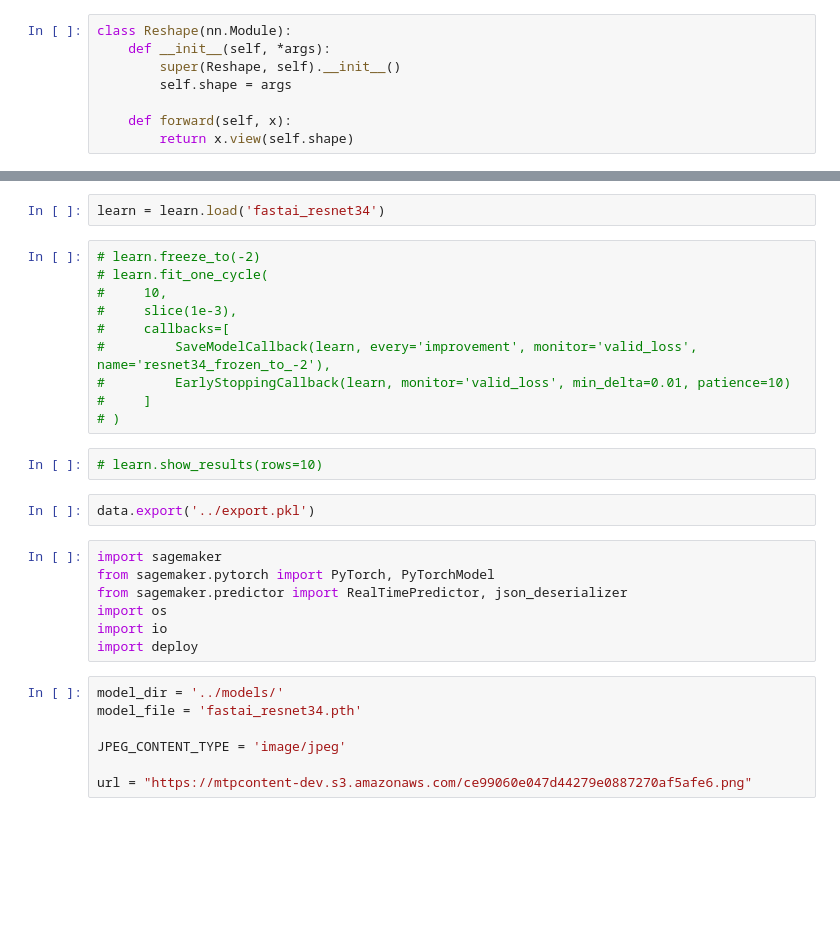
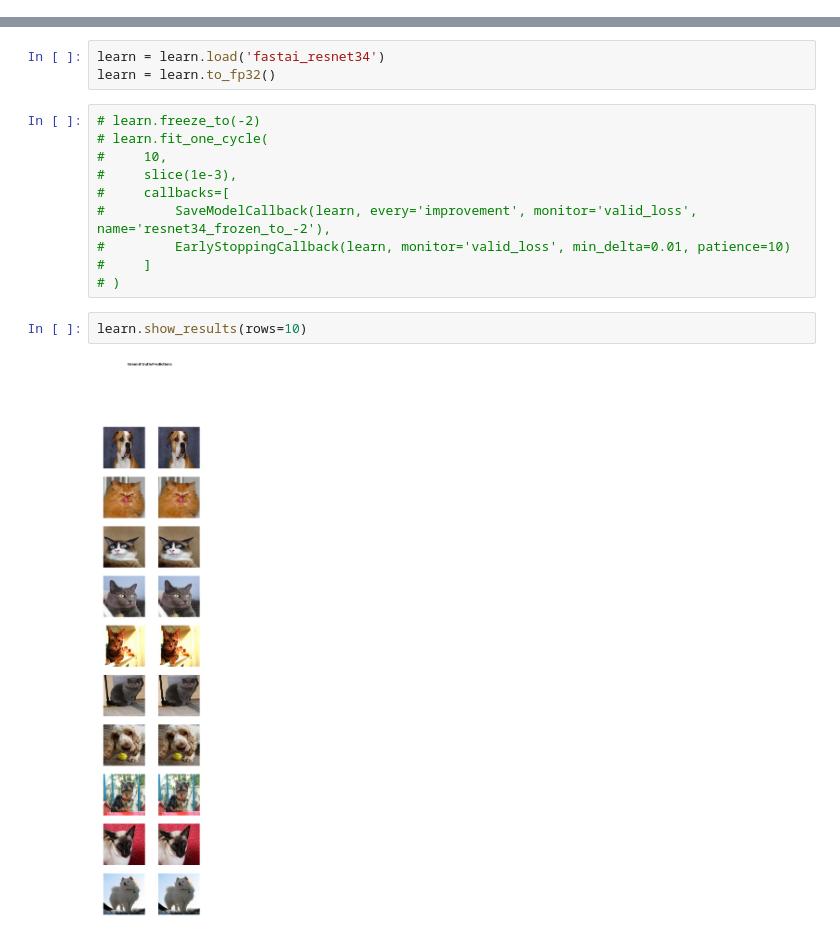
Before and after one commit to HenryDashwood/facial-features-detector, a Jupyter notebook: code/pytorch.ipynb, the cells around one changed output, grey strips where cells are left out. Saved outputs shown, nothing was run; the diff lists cells and outputs as text; blank space fills up the shorter version.

```diff
--- a/code/pytorch.ipynb
+++ b/code/pytorch.ipynb
@@ -63,11 +61,3 @@ data.show_batch(3, figsize=(6,6))
-# %%
-class Reshape(nn.Module):
-    def __init__(self, *args):
-        super(Reshape, self).__init__()
-        self.shape = args
-
-    def forward(self, x):
-        return x.view(self.shape)
 # %%
 head_reg = nn.Sequential(
     Flatten(),
@@ -111,6 +97,7 @@ learn.path = Path('..')
 # )
 # %%
 learn = learn.load('fastai_resnet34')
+learn = learn.to_fp32()
 # %%
 # learn.freeze_to(-2)
 # learn.fit_one_cycle(
@@ -122,20 +109,6 @@ learn = learn.load('fastai_resnet34')
 #     ]
 # )
 # %%
-# learn.show_results(rows=10)
+learn.show_results(rows=10)
+# %% [output]
+[figure, added]
-# %%
-data.export('../export.pkl')
-# %%
-import sagemaker
-from sagemaker.pytorch import PyTorch, PyTorchModel
-from sagemaker.predictor import RealTimePredictor, json_deserializer
-import os
-import io
-import deploy
-# %%
-model_dir = '../models/'
-model_file = 'fastai_resnet34.pth'
-
-JPEG_CONTENT_TYPE = 'image/jpeg'
-
-url = "https://mtpcontent-dev.s3.amazonaws.com/ce99060e047d44279e0887270af5afe6.png"
```
Also changed, not shown: parts of 13 cells of this notebook, 1 other file.
